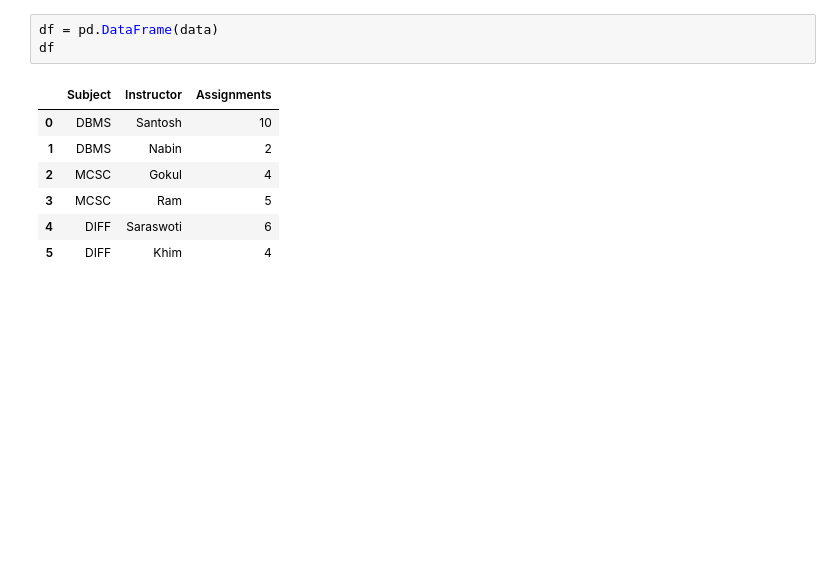
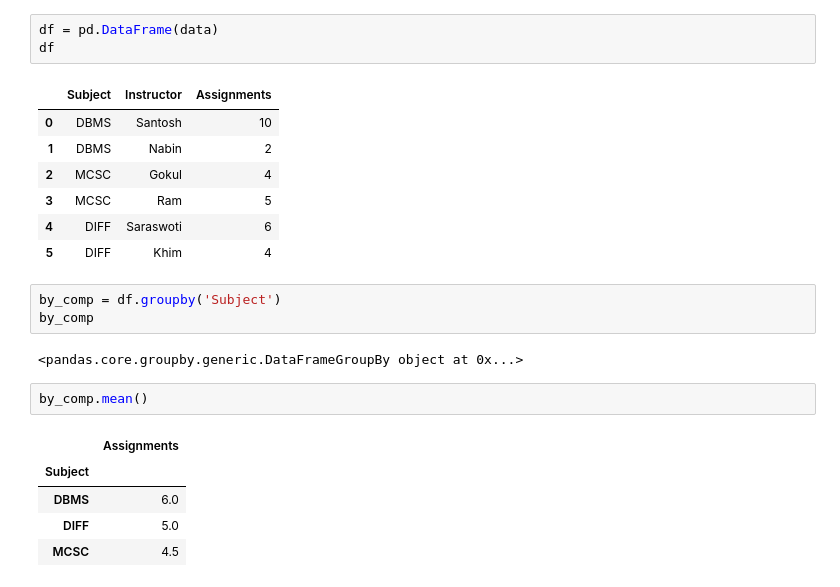
Before and after one commit to felixop7/Machine-Learning, a Jupyter notebook: Basics/Pandas/Pandas.ipynb, the cells around one changed output. Saved outputs shown, nothing was run; the diff lists cells and outputs as text; blank space fills up the shorter version.

Commit message:
mean

```diff
--- a/Basics/Pandas/Pandas.ipynb
+++ b/Basics/Pandas/Pandas.ipynb
@@ -398,3 +403,16 @@ df
 | 3 | MCSC | Ram | 5 |
 | 4 | DIFF | Saraswoti | 6 |
 | 5 | DIFF | Khim | 4 |
+# %%
+by_comp = df.groupby('Subject')
+by_comp
+# %% [output]
+<pandas.core.groupby.generic.DataFrameGroupBy object at 0x...>
+# %%
+by_comp.mean()
+# %% [output]
+|  | Assignments |
+| Subject |  |
+| DBMS | 6.0 |
+| DIFF | 5.0 |
+| MCSC | 4.5 |
```
Also changed, not shown: parts of 29 cells of this notebook.
